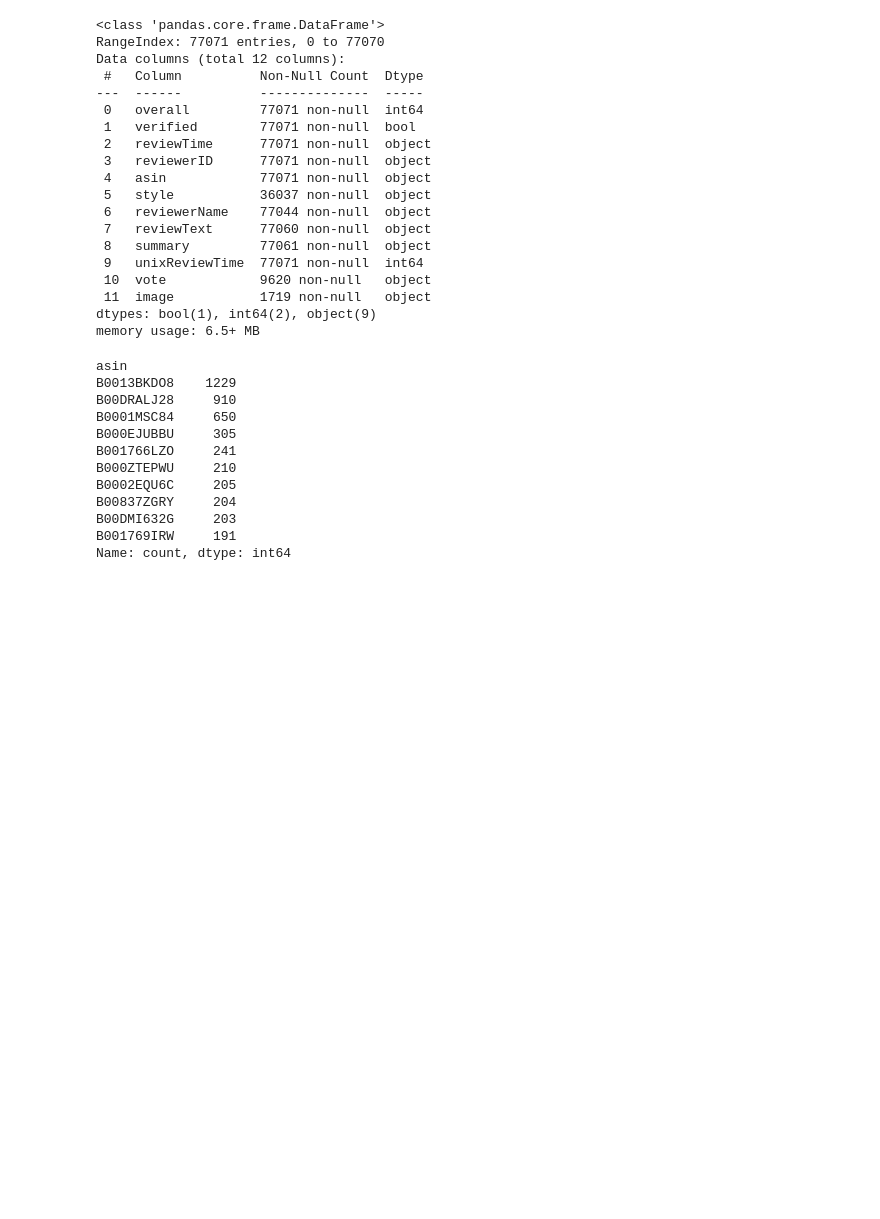
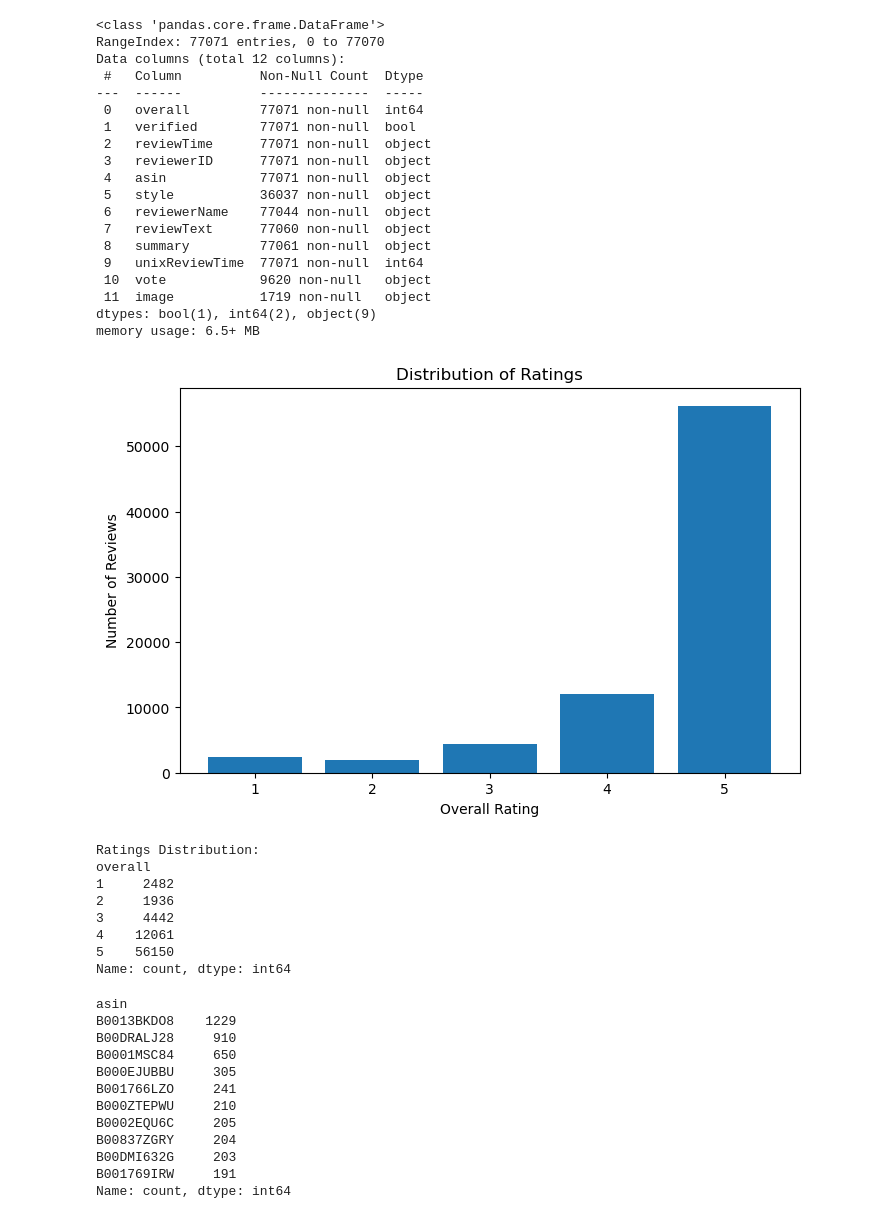
Before and after one commit to ruolan89/W25_COMP262_002_TeamGamma, a Jupyter notebook: Project_Phares1_TeamGamma.ipynb, the cells around one changed output. Saved outputs shown, nothing was run; the diff lists cells and outputs as text; code cells hidden in the pictures; blank space fills up the shorter version.

```diff
--- a/Project_Phares1_TeamGamma.ipynb
+++ b/Project_Phares1_TeamGamma.ipynb
@@ -70,3 +74,25 @@ memory usage: 6.5+ MB
+# %%
+rating_counts = data['overall'].value_counts().sort_index()
+
+plt.figure(figsize=(8,5))
+plt.bar(rating_counts.index, rating_counts.values)
+plt.xlabel("Overall Rating")
+plt.ylabel("Number of Reviews")
+plt.title("Distribution of Ratings")
+plt.show()
+
+print("Ratings Distribution:")
+print(rating_counts)
+# %% [output]
+[figure, added]
+Ratings Distribution:
+overall
+1     2482
+2     1936
+3     4442
+4    12061
+5    56150
+Name: count, dtype: int64
 # %%
 num_across_products = data['asin'].value_counts()
 # %%
```
Also changed, not shown: parts of 38 cells of this notebook.
